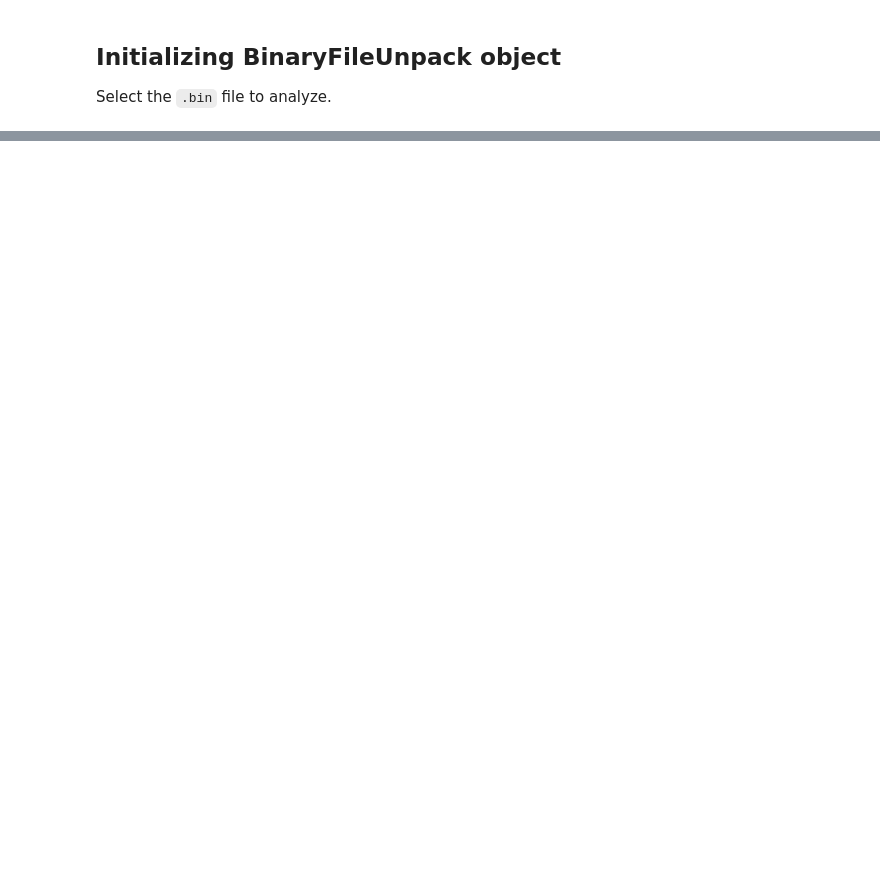
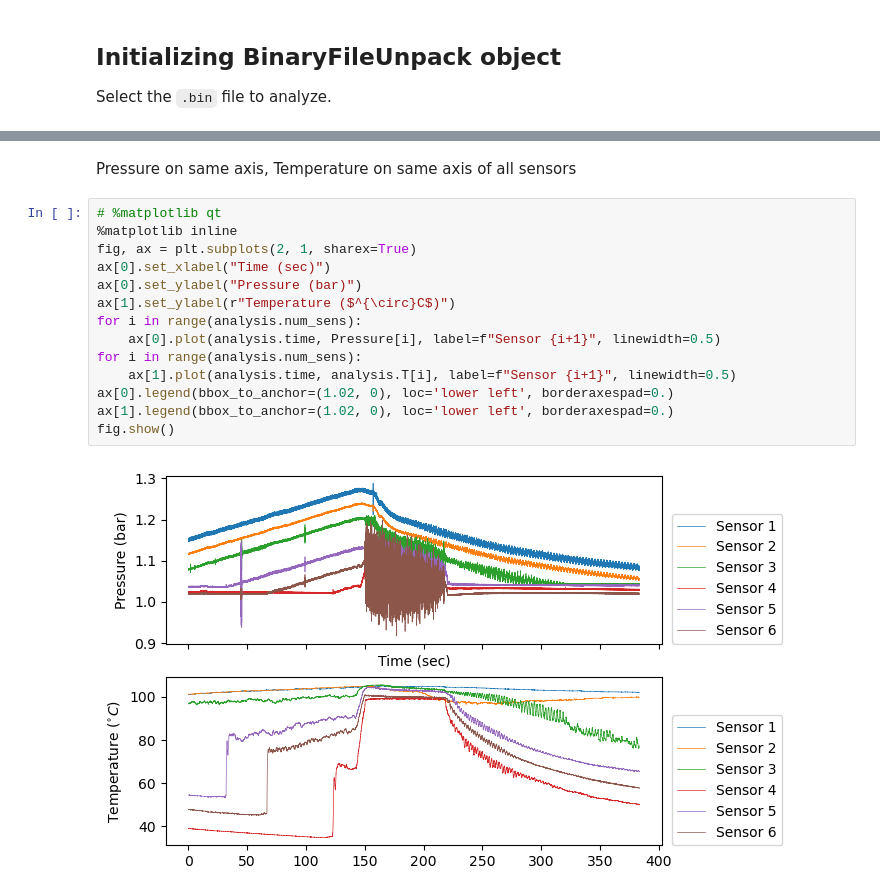
Before and after one commit to akyaparla/Binary-File-Unpack, a Jupyter notebook: example.ipynb, the cells around one changed output, grey strips where cells are left out. Cells and saved outputs as stored; diff of their text form; blank space fills up the shorter version.

```diff
--- a/example.ipynb
+++ b/example.ipynb
@@ -84,0 +117,18 @@ array([[1.25297139, 1.25249181, 1.25293861, ..., 1.05772422, 1.05656896,
+# %% [markdown]
+Pressure on same axis, Temperature on same axis of all sensors
+# %%
+# %matplotlib qt
+%matplotlib inline
+fig, ax = plt.subplots(2, 1, sharex=True)
+ax[0].set_xlabel("Time (sec)")
+ax[0].set_ylabel("Pressure (bar)")
+ax[1].set_ylabel(r"Temperature ($^{\circ}C$)")
+for i in range(analysis.num_sens):
+    ax[0].plot(analysis.time, Pressure[i], label=f"Sensor {i+1}", linewidth=0.5)
+for i in range(analysis.num_sens):
+    ax[1].plot(analysis.time, analysis.T[i], label=f"Sensor {i+1}", linewidth=0.5)
+ax[0].legend(bbox_to_anchor=(1.02, 0), loc='lower left', borderaxespad=0.)
+ax[1].legend(bbox_to_anchor=(1.02, 0), loc='lower left', borderaxespad=0.)
+fig.show()
+# %% [output]
+[figure, added]
```
Also changed, not shown: parts of 25 cells of this notebook, 1 other file.
